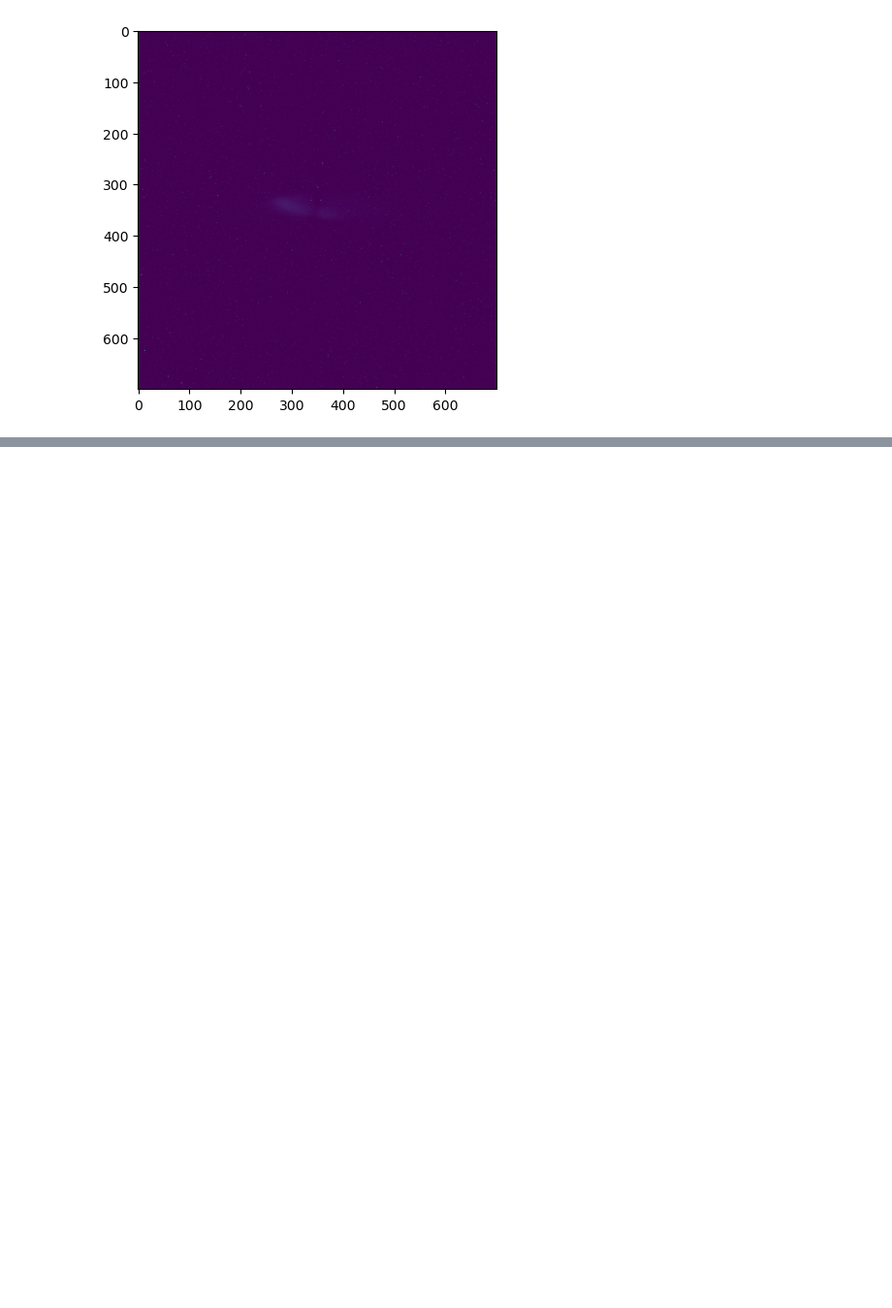
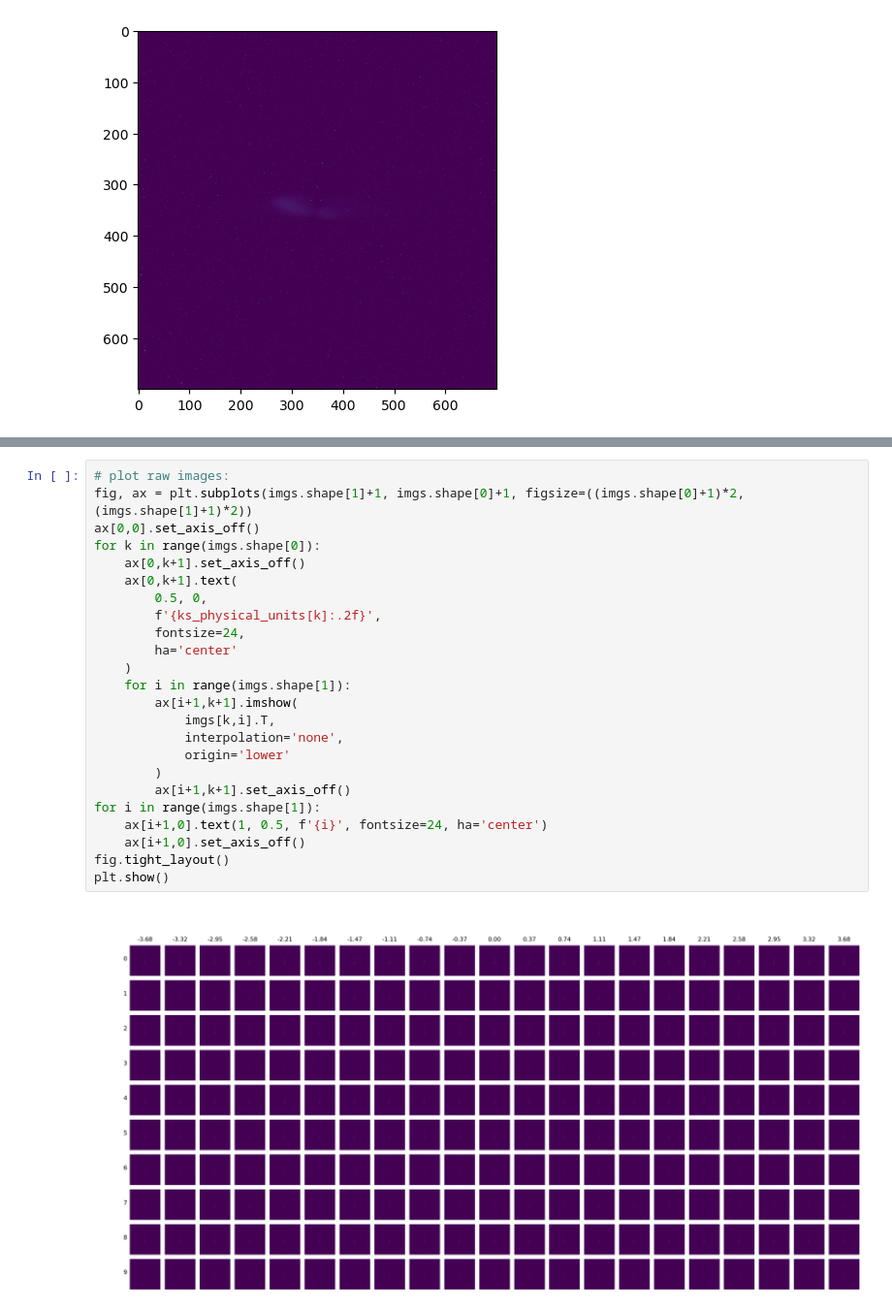
Before and after one commit to jp-ga/python-project, a Jupyter notebook: data_processing.ipynb, the cells around one changed output, grey strips where cells are left out. Shown at 97% size. Saved outputs shown, nothing was run; the diff lists cells and outputs as text; blank space fills up the shorter version.

```diff
--- a/data_processing.ipynb
+++ b/data_processing.ipynb
@@ -124,0 +156,26 @@ plt.imshow(imgs[0][0])
+# %%
+# plot raw images:
+fig, ax = plt.subplots(imgs.shape[1]+1, imgs.shape[0]+1, figsize=((imgs.shape[0]+1)*2, (imgs.shape[1]+1)*2))
+ax[0,0].set_axis_off()
+for k in range(imgs.shape[0]):
+    ax[0,k+1].set_axis_off()
+    ax[0,k+1].text(
+        0.5, 0,
+        f'{ks_physical_units[k]:.2f}',
+        fontsize=24,
+        ha='center'
+    )
+    for i in range(imgs.shape[1]):
+        ax[i+1,k+1].imshow(
+            imgs[k,i].T,
+            interpolation='none',
+            origin='lower'
+        )
+        ax[i+1,k+1].set_axis_off()
+for i in range(imgs.shape[1]):
+    ax[i+1,0].text(1, 0.5, f'{i}', fontsize=24, ha='center')
+    ax[i+1,0].set_axis_off()
+fig.tight_layout()
+plt.show()
+# %% [output]
+[figure, added]
```
Also changed, not shown: parts of 8 cells of this notebook.
